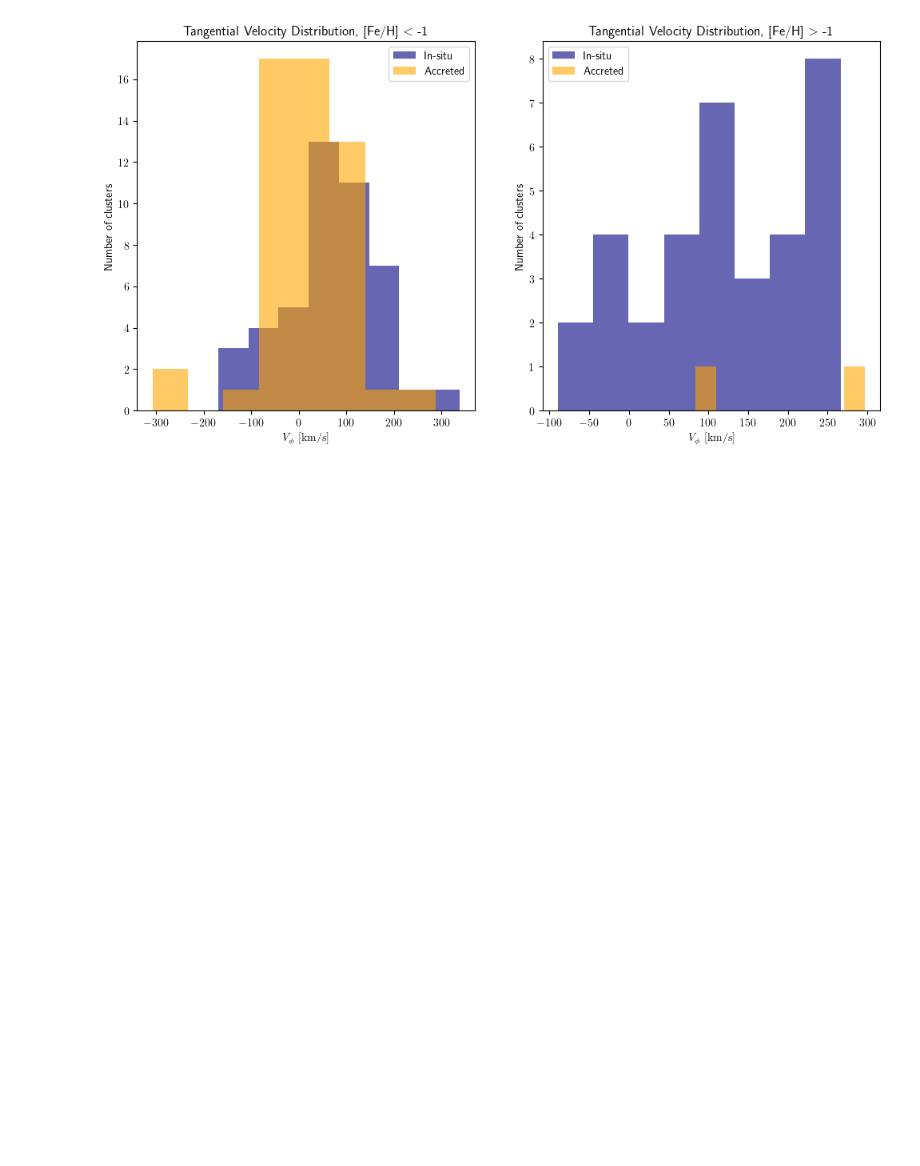
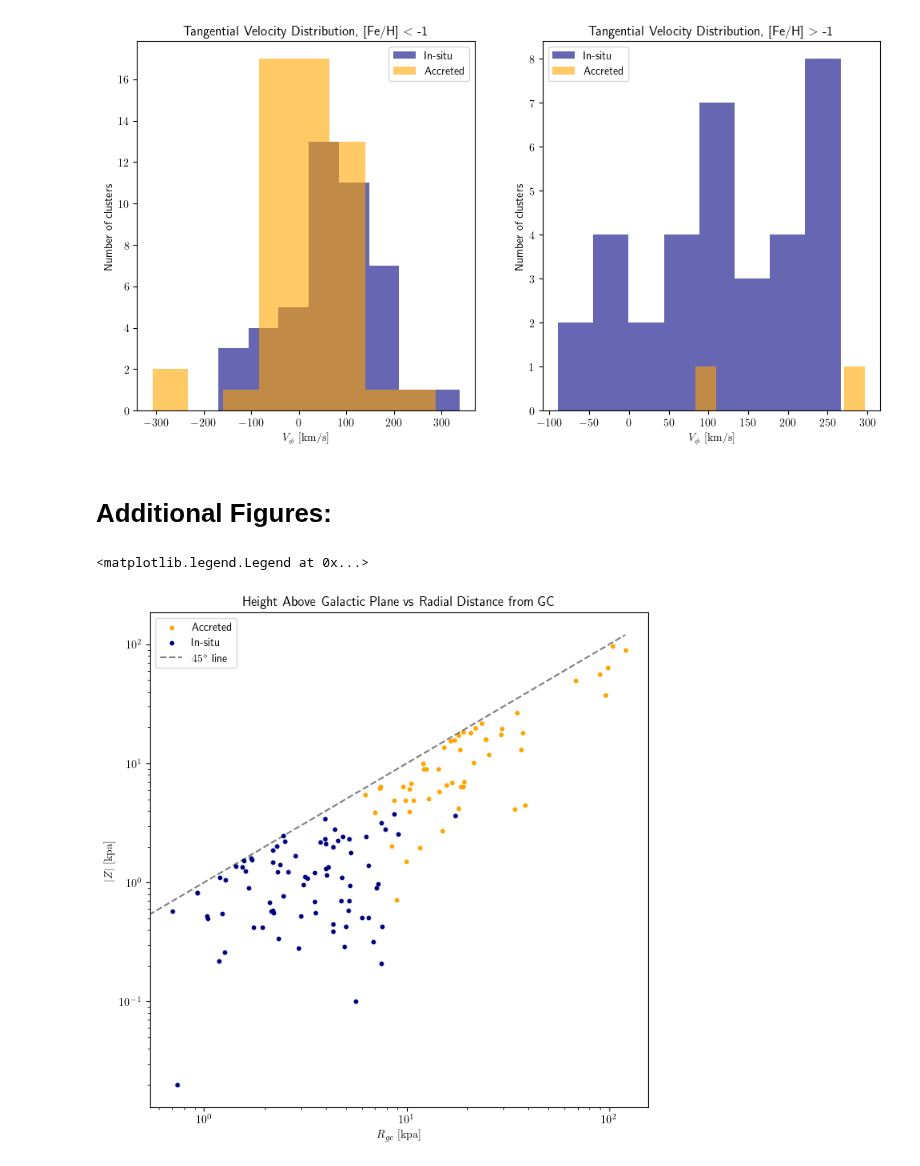
Before and after one commit to Valerii-Radchenkov/3116_Project, a Jupyter notebook: Analysis.ipynb, the cells around one changed output. Drawn from its saved outputs; the diff is of its cells as text; code cells hidden in the pictures; blank space fills up the shorter version.

Commit message:
Added a few extra plots at the end of Analysis file

```diff
--- a/Analysis.ipynb
+++ b/Analysis.ipynb
@@ -189,3 +189,26 @@ plt.legend()
 # %% [output]
 <matplotlib.legend.Legend at 0x...>
 [figure]
+# %% [markdown]
+# Additional Figures:
+# %%
+plt.figure(figsize=[8, 8])
+plt.scatter(df.loc[has_FeH & df['Accreted?'], 'R_gc'], np.abs(df.loc[has_FeH & df['Accreted?'], 'Z']), c="orange", s=10, label = 'Accreted')
+plt.scatter(df.loc[has_FeH & ~df['Accreted?'], 'R_gc'], np.abs(df.loc[has_FeH & ~df['Accreted?'], 'Z']), c="navy", s=10, label = 'In-situ')
+
+plt.title('Height Above Galactic Plane vs Radial Distance from GC')
+#plt.yscale('log')
+plt.xlabel(r'$R_{gc}\ [\mathrm{kpa}]$')
+plt.ylabel(r'$|Z|\ \space [\mathrm{kpa}]$')
+
+plt.yscale("log")
+plt.xscale("log")
+#plt.xlim(0.01,200)
+#plt.ylim(0.01,200)
+plt.plot([0,120],[0,120],"k",linestyle="--",label=r"$45^\circ$ line",alpha=0.5)
+#plt.plot([0,120],[0,10.5],"k",linestyle="--",label=r"$5^\circ$ line",alpha=0.5)
+
+plt.legend()
+# %% [output]
+<matplotlib.legend.Legend at 0x...>
+[figure, added]
```
Also changed, not shown: parts of 1 cell of this notebook, 1 other file.
